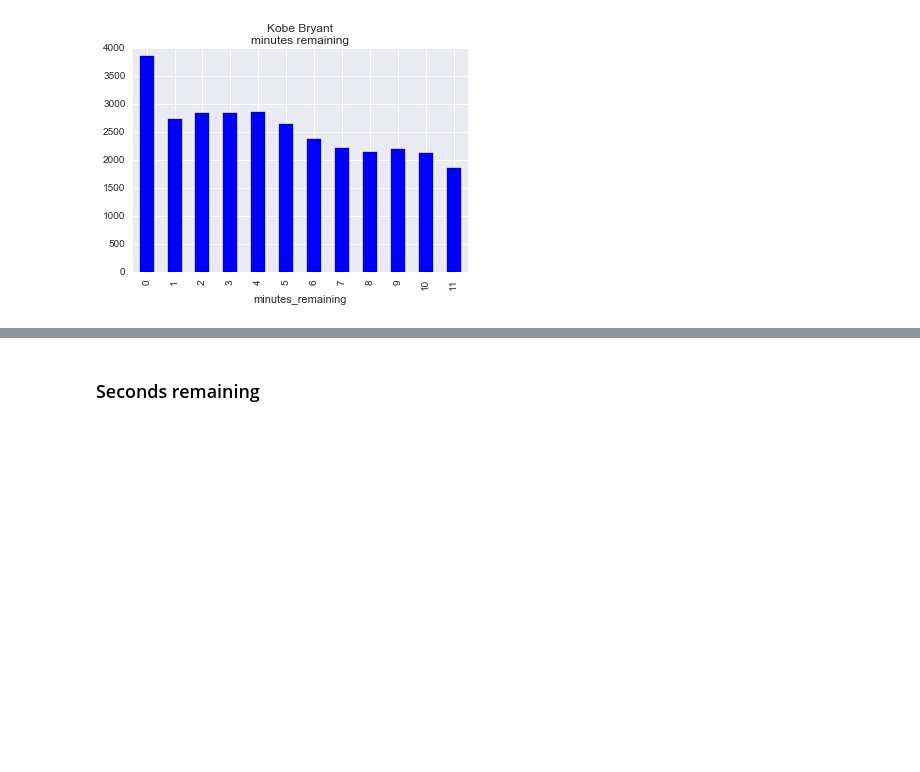
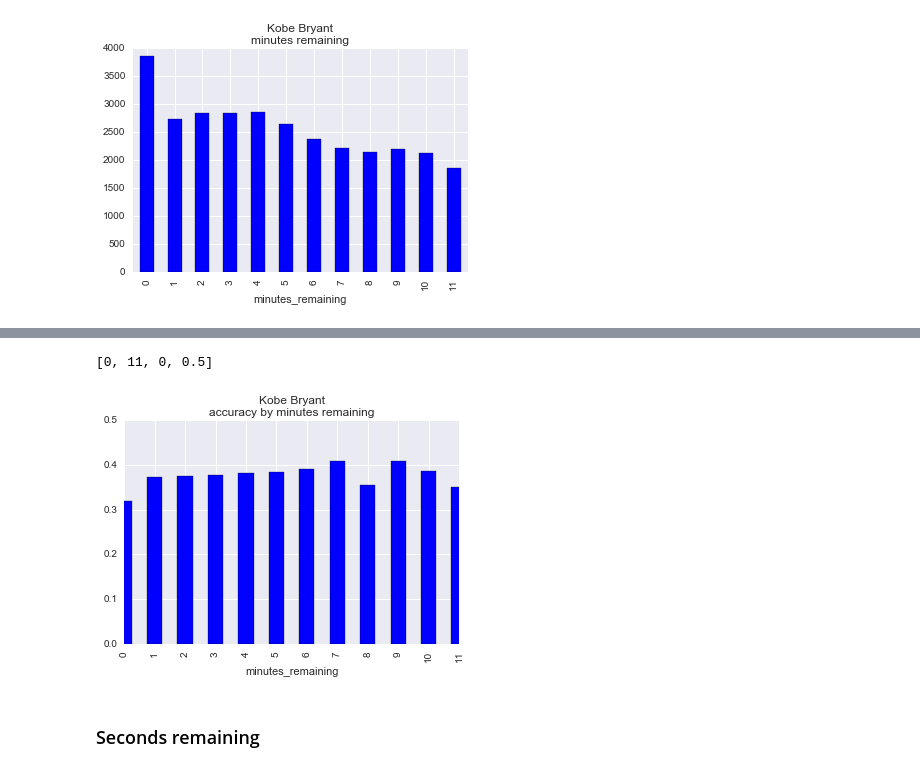
Before and after one commit to joaopcoelho/kobe-shots, a Jupyter notebook: kobe.ipynb, the cells around one changed output, grey strips where cells are left out. Cells and saved outputs as stored; diff of their text form; code cells hidden in the pictures; blank space fills up the shorter version.

```diff
--- a/kobe.ipynb
+++ b/kobe.ipynb
@@ -158,3 +161,5 @@ minutes = pd.pivot_table(data, index="minutes_remaining", values="shot_id", aggf
+# %%
+accuracy = shots_scored/minutes
 # %%
 minutes.plot.bar(title='Kobe Bryant\nminutes remaining')
 # %% [output]
@@ -163,3 +173,9 @@ minutes.plot.bar(title='Kobe Bryant\nminutes remaining')
+# %%
+accuracy.plot.bar(title='Kobe Bryant\naccuracy by minutes remaining')
+plt.axis([0, 11, 0, .5])
+# %% [output]
+[0, 11, 0, 0.5]
+[figure, added]
 # %% [markdown]
 ### Seconds remaining
 # %%
```
Also changed, not shown: parts of 11 cells of this notebook.
